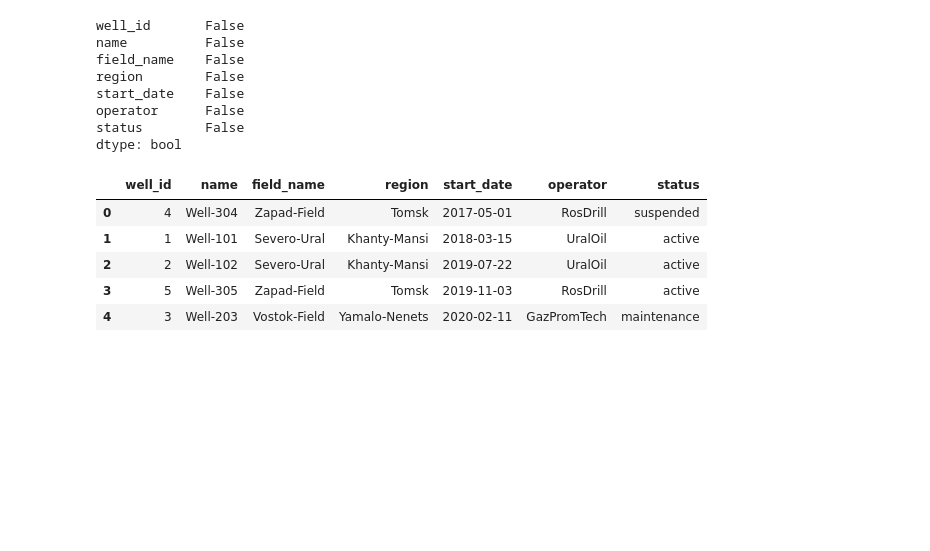
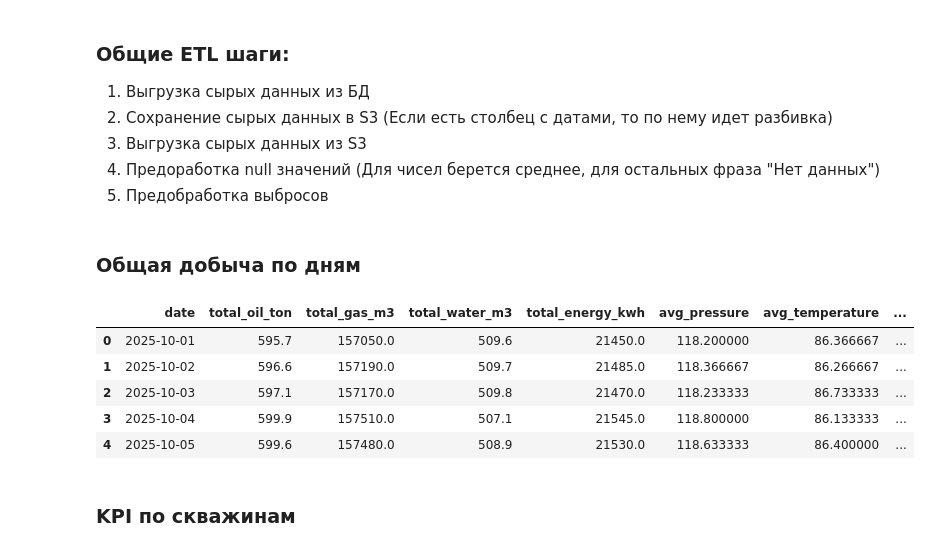
Before and after one commit to KirillovAV1/hse-ml-big-data, a Jupyter notebook: notebooks/01_Аналитика_добычи.ipynb, the cells around one changed output. Saved outputs shown, nothing was run; the diff lists cells and outputs as text; code cells hidden in the pictures; blank space fills up the shorter version.

Commit message:
Оформлено первое задание + реализовано сохранение витрин

```diff
--- a/notebooks/01_Аналитика_добычи.ipynb
+++ b/notebooks/01_Аналитика_добычи.ipynb
@@ -3,11 +6,14 @@ from common.utils import pipeline
+# %% [markdown]
+### Общие ETL шаги:
+1. Выгрузка сырых данных из БД
+2. Сохранение сырых данных в S3 (Если есть столбец с датами, то по нему идет разбивка)
+3. Выгрузка сырых данных из S3
+4. Предоработка null значений (Для чисел берется среднее, для остальных фраза "Нет данных")
+5. Предобработка выбросов
 # %%
 tables = {
     "wells": {
         "date_column": "start_date"
-    },
-
-    "well_telemetry": {
-        "date_column": "timestamp"
     },
 
     "production": {
@@ -19,14 +25,6 @@ results = []
 
 for key in tables.keys():
     results.append(pipeline(table_name=key, date_column=tables[key]["date_column"]))
+
+df_wells = results[0].copy()
+df_production = results[1].copy()
-# %%
-results[0].isna().any()
-# %% [output]
-well_id       False
-name          False
-field_name    False
-region        False
-start_date    False
-operator      False
-status        False
-dtype: bool
@@ -42,10 +31,28 @@ def transforms_outliers(df: pd.DataFrame) -> pd.DataFrame:
+# %% [markdown]
+### Общая добыча по дням
 # %%
-results[0]
+mart_daily_prod = (
+    df_production
+    .groupby("date", as_index=False)
+    .agg(
+        total_oil_ton=("oil_ton", "sum"),
+        total_gas_m3=("gas_m3", "sum"),
+        total_water_m3=("water_m3", "sum"),
+        total_energy_kwh=("energy_kwh", "sum"),
+        avg_pressure=("pressure", "mean"),
+        avg_temperature=("temperature", "mean"),
+        total_downtime_hours=("downtime_hours", "sum")
+    )
+)
+
+mart_daily_prod.head()
 # %% [output]
-|  | well_id | name | field_name | region | start_date | operator | status |
-| 0 | 4 | Well-304 | Zapad-Field | Tomsk | 2017-05-01 | RosDrill | suspended |
-| 1 | 1 | Well-101 | Severo-Ural | Khanty-Mansi | 2018-03-15 | UralOil | active |
-| 2 | 2 | Well-102 | Severo-Ural | Khanty-Mansi | 2019-07-22 | UralOil | active |
-| 3 | 5 | Well-305 | Zapad-Field | Tomsk | 2019-11-03 | RosDrill | active |
-| 4 | 3 | Well-203 | Vostok-Field | Yamalo-Nenets | 2020-02-11 | GazPromTech | maintenance |
+|  | date | total_oil_ton | total_gas_m3 | total_water_m3 | total_energy_kwh | avg_pressure | avg_temperature | ... |
+| 0 | 2025-10-01 | 595.7 | 157050.0 | 509.6 | 21450.0 | 118.200000 | 86.366667 | ... |
+| 1 | 2025-10-02 | 596.6 | 157190.0 | 509.7 | 21485.0 | 118.366667 | 86.266667 | ... |
+| 2 | 2025-10-03 | 597.1 | 157170.0 | 509.8 | 21470.0 | 118.233333 | 86.733333 | ... |
+| 3 | 2025-10-04 | 599.9 | 157510.0 | 507.1 | 21545.0 | 118.800000 | 86.133333 | ... |
+| 4 | 2025-10-05 | 599.6 | 157480.0 | 508.9 | 21530.0 | 118.633333 | 86.400000 | ... |
+# %% [markdown]
+### KPI по скважинам
 # %%
```
Also changed, not shown: parts of 13 cells of this notebook, 2 other files.
